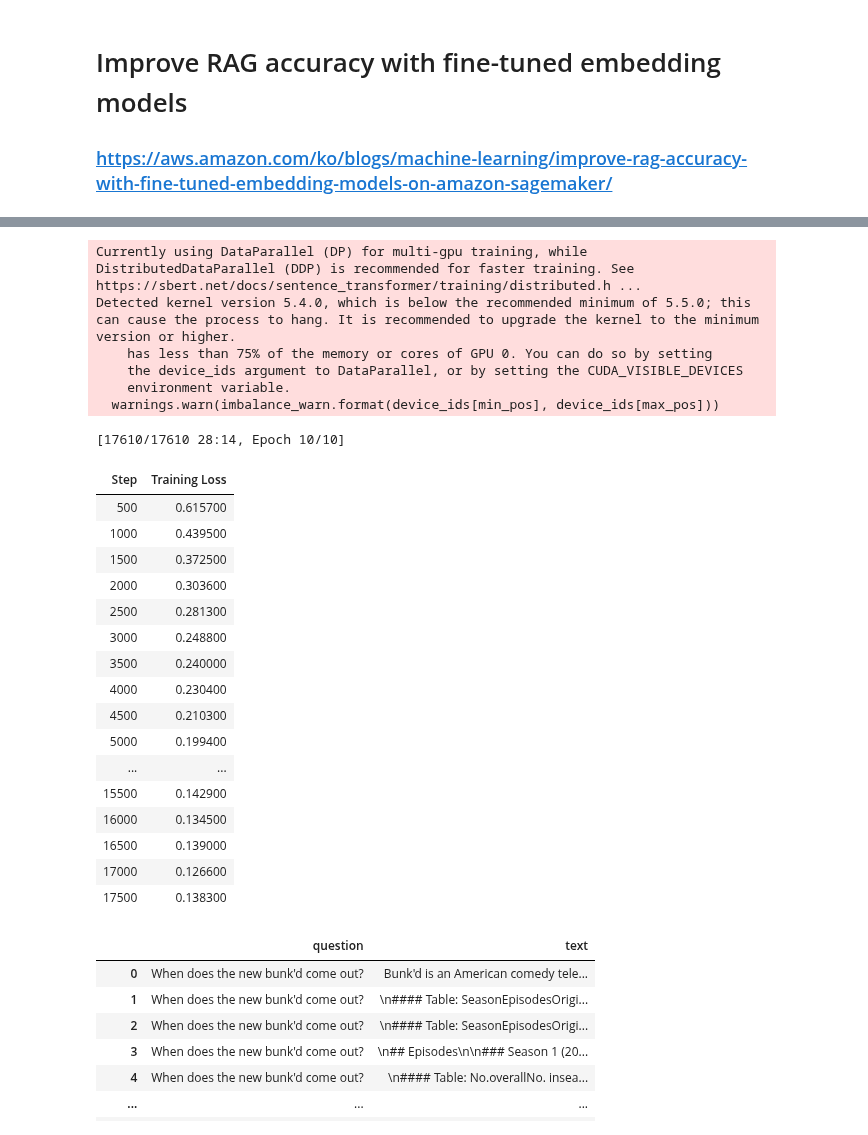
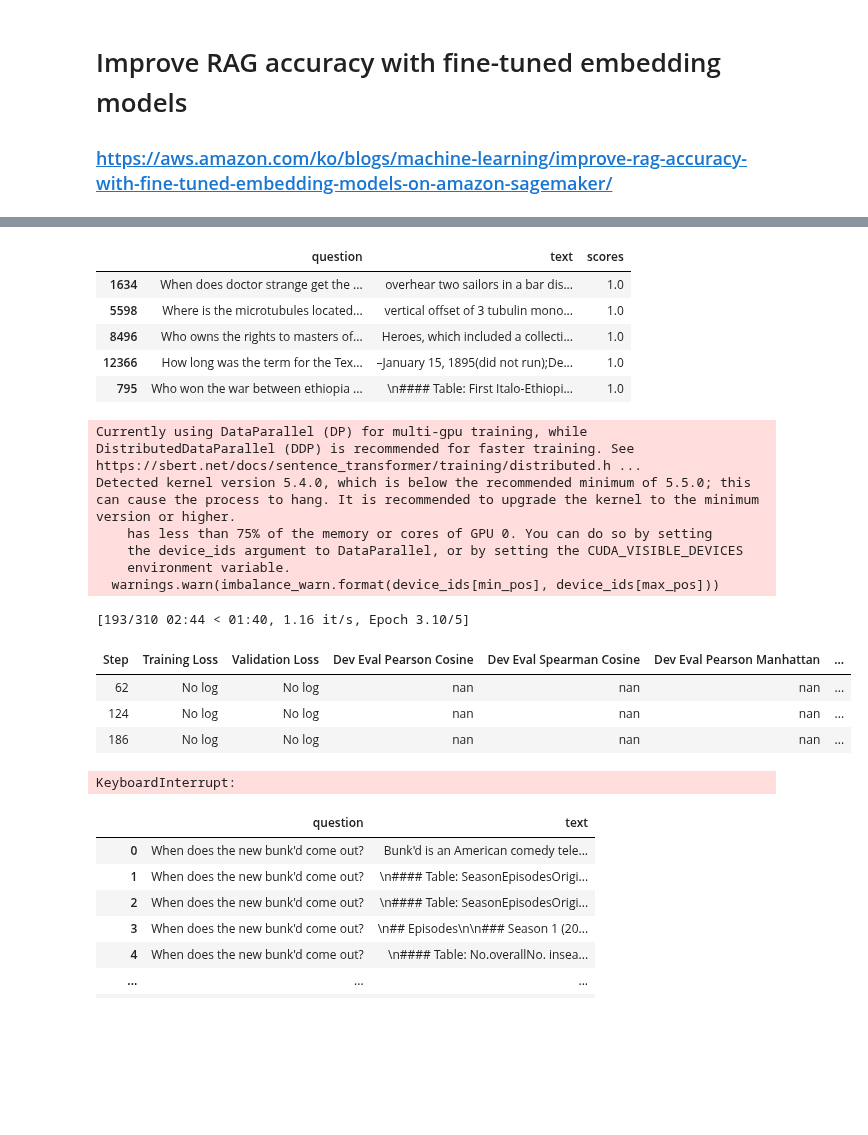
Before and after one commit to lab-paper-code/QriousRAG, a Jupyter notebook: embedding/aws_embed.ipynb, the cells around one changed output, grey strips where cells are left out. Saved outputs shown, nothing was run; the diff lists cells and outputs as text; code cells hidden in the pictures; blank space fills up the shorter version.

Commit message:
try to apply the evaluator

```diff
--- a/embedding/aws_embed.ipynb
+++ b/embedding/aws_embed.ipynb
@@ -81,48 +53,71 @@ data.head(320)
 # # SQuAD 같은 텍스트 데이터셋을 사용한 예시 (TriviaQA도 가능)
 # squad_data = load_dataset("squad", split="train[:1000]")  # 예를 들어 1000개의 샘플만 사용
 # train_examples = prepare_data(squad_data)
+# %%
+train_batch_size = 32
+# 데이터 전처리
+train_data = prepare_data(dataset, 'question', 'text')
+
+# Train/Val split
+train_df, val_df = train_test_split(dataset[['question', 'text']], test_size=0.3, random_state=42)
+
+# 학습용 데이터셋 준비
+train_examples = prepare_data(train_df, 'question', 'text')
+train_dataloader = DataLoader(train_examples, shuffle=True, batch_size=train_batch_size)
+
+# 검증용 데이터셋 준비
+val_df["scores"] = 1.0
+val_df.reset_index(inplace=True, drop= True)
+# %%
+val_df.head()
+# %% [output]
+|  | question | text | scores |
+| 1634 | When does doctor strange get the ... | overhear two sailors in a bar dis... | 1.0 |
+| 5598 | Where is the microtubules located... | vertical offset of 3 tubulin mono... | 1.0 |
+| 8496 | Who owns the rights to masters of... | Heroes, which included a collecti... | 1.0 |
+| 12366 | How long was the term for the Tex... | –January 15, 1895(did not run);De... | 1.0 |
+| 795 | Who won the war between ethiopia ... | \n#### Table: First Italo-Ethiopi... | 1.0 |
 # %%
-# Prepare the dataset for SentenceTransformer
-train_dataloader = DataLoader(train_data, shuffle=True, batch_size=8)
+# Loss 설정 (MultipleNegativesRankingLoss)
+train_loss = losses.MultipleNegativesRankingLoss(model)
 
-# MultipleNegativesRankingLoss 는 유사한 텍스트의 쌍, 예를 들어 의역 쌍, 중복된 질문 쌍, (쿼리, 응답) 쌍, (소스 언어, 대상 언어) 쌍 등 긍정적인 쌍만 있는 경우 훌륭한 손실 함수입니다.
-train_loss = losses.MultipleNegativesRankingLoss(model)
+# Early Stopping을 위한 설정
+patience = 3
+best_val_loss = float('inf')
+patience_counter = 0
+
+# 검증을 위한 evaluator 설정 (EmbeddingSimilarityEvaluator 사용)
+dev_evaluator = EmbeddingSimilarityEvaluator(
+    sentences1=val_df["question"],
+    sentences2=val_df["text"],
+    scores=val_df["scores"],
+    main_similarity=SimilarityFunction.COSINE,
+    name="dev_eval",
+)
 
 # Train the model with GPU support
 model.fit(
     train_objectives=[(train_dataloader, train_loss)],
-    epochs=10,  # 조정 가능
+    epochs=5,  # 조정 가능
+    evaluator=dev_evaluator,
     show_progress_bar=True,
     use_amp=True  # 혼합 정밀도(FP16) 사용, 필요에 따라 생략 가능
 )
-
 # 학습된 모델 저장
 model.save("fine_tuned_model")
 # %% [output]
 Currently using DataParallel (DP) for multi-gpu training, while DistributedDataParallel (DDP) is recommended for faster training. See https://sbert.net/docs/sentence_transformer/training/distributed.h ...
 Detected kernel version 5.4.0, which is below the recommended minimum of 5.5.0; this can cause the process to hang. It is recommended to upgrade the kernel to the minimum version or higher.
     has less than 75% of the memory or cores of GPU 0. You can do so by setting
     the device_ids argument to DataParallel, or by setting the CUDA_VISIBLE_DEVICES
     environment variable.
   warnings.warn(imbalance_warn.format(device_ids[min_pos], device_ids[max_pos]))
-[17610/17610 28:14, Epoch 10/10]
+[193/310 02:44 < 01:40, 1.16 it/s, Epoch 3.10/5]
-| Step | Training Loss |
-| 500 | 0.615700 |
-| 1000 | 0.439500 |
-| 1500 | 0.372500 |
-| 2000 | 0.303600 |
-| 2500 | 0.281300 |
-| 3000 | 0.248800 |
-| 3500 | 0.240000 |
-| 4000 | 0.230400 |
-| 4500 | 0.210300 |
-| 5000 | 0.199400 |
-| ... | ... |
-| 15500 | 0.142900 |
-| 16000 | 0.134500 |
-| 16500 | 0.139000 |
-| 17000 | 0.126600 |
-| 17500 | 0.138300 |
+| Step | Training Loss | Validation Loss | Dev Eval Pearson Cosine | Dev Eval Spearman Cosine | Dev Eval Pearson Manhattan | ... |
+| 62 | No log | No log | nan | nan | nan | ... |
+| 124 | No log | No log | nan | nan | nan | ... |
+| 186 | No log | No log | nan | nan | nan | ... |
+KeyboardInterrupt:
 # %%
 data
 # %% [output]
```
Also changed, not shown: parts of 4 cells of this notebook, 12 other files.
